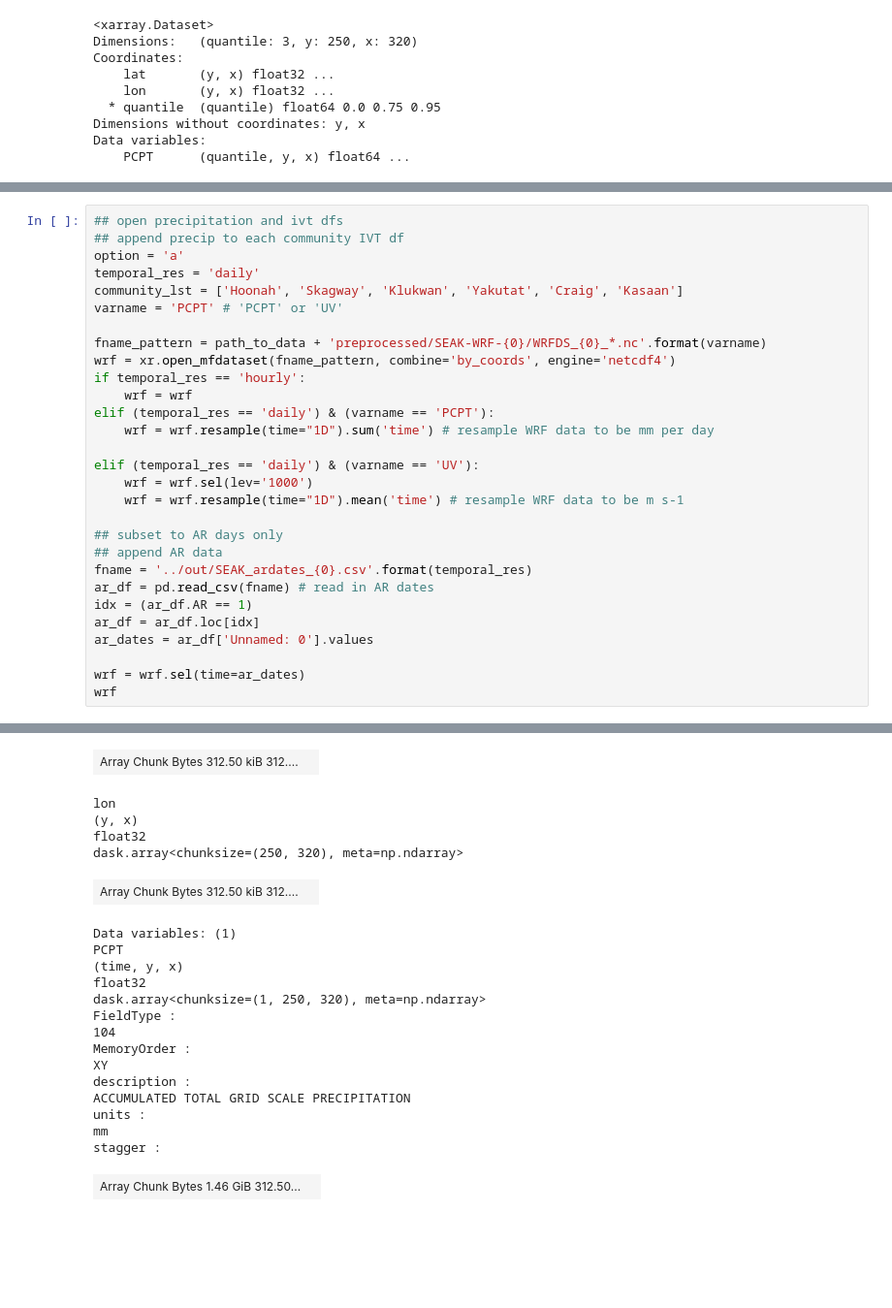
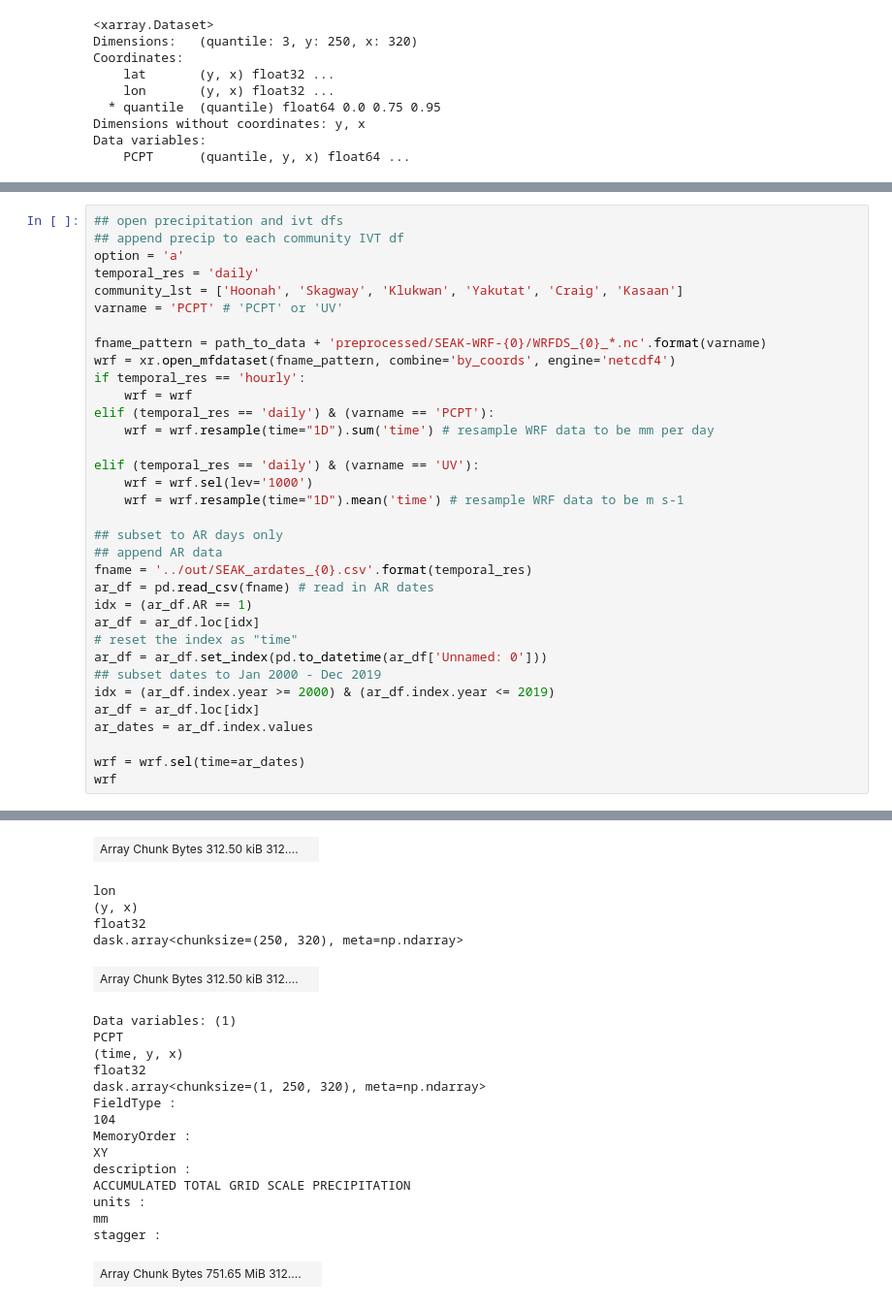
Before and after one commit to dlnash/SEAK_AR_impacts, a Jupyter notebook: preprocess/pull_impact_dates.ipynb, the cells around one changed output, grey strips where cells are left out. Shown at 97% size. Saved outputs shown, nothing was run; the diff lists cells and outputs as text; blank space fills up the shorter version.

```diff
--- a/preprocess/pull_impact_dates.ipynb
+++ b/preprocess/pull_impact_dates.ipynb
@@ -65,7 +65,12 @@ fname = '../out/SEAK_ardates_{0}.csv'.format(temporal_res)
 ar_df = pd.read_csv(fname) # read in AR dates
 idx = (ar_df.AR == 1)
 ar_df = ar_df.loc[idx]
-ar_dates = ar_df['Unnamed: 0'].values
+# reset the index as "time"
+ar_df = ar_df.set_index(pd.to_datetime(ar_df['Unnamed: 0']))
+## subset dates to Jan 2000 - Dec 2019
+idx = (ar_df.index.year >= 2000) & (ar_df.index.year <= 2019)
+ar_df = ar_df.loc[idx]
+ar_dates = ar_df.index.values
 
 wrf = wrf.sel(time=ar_dates)
 wrf
@@ -85,28 +90,28 @@ array(['1980-01-05T00:00:00.000000000', '1980-01-18T00:00:00.000000000', '1980-0
 lat
 (y, x)
 float32
 dask.array<chunksize=(250, 320), meta=np.ndarray>
 | Array Chunk Bytes 312.50 kiB 312.... |  |
 lon
 (y, x)
 float32
 dask.array<chunksize=(250, 320), meta=np.ndarray>
 | Array Chunk Bytes 312.50 kiB 312.... |  |
 Data variables: (1)
 PCPT
 (time, y, x)
 float32
 dask.array<chunksize=(1, 250, 320), meta=np.ndarray>
 FieldType :
 104
 MemoryOrder :
 XY
 description :
 ACCUMULATED TOTAL GRID SCALE PRECIPITATION
 units :
 mm
 stagger :
-| Array Chunk Bytes 1.46 GiB 312.50... |  |
+| Array Chunk Bytes 751.65 MiB 312.... |  |
 Indexes: (1)
 time
 PandasIndex
```
Also changed, not shown: parts of 5 cells of this notebook, 2 other files.
